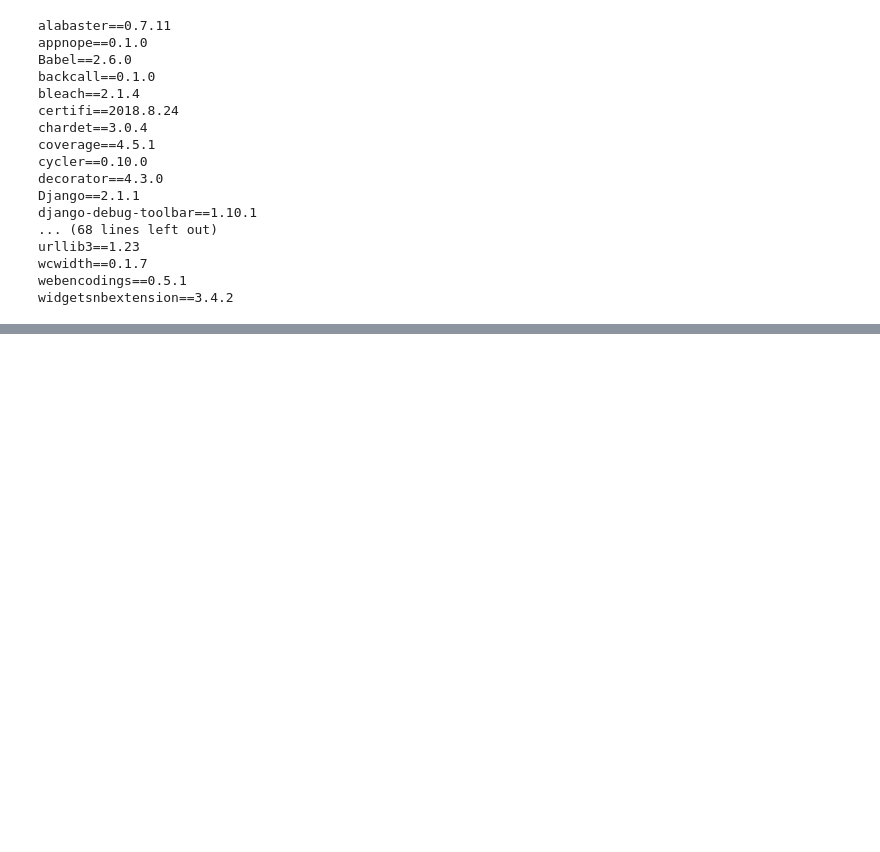
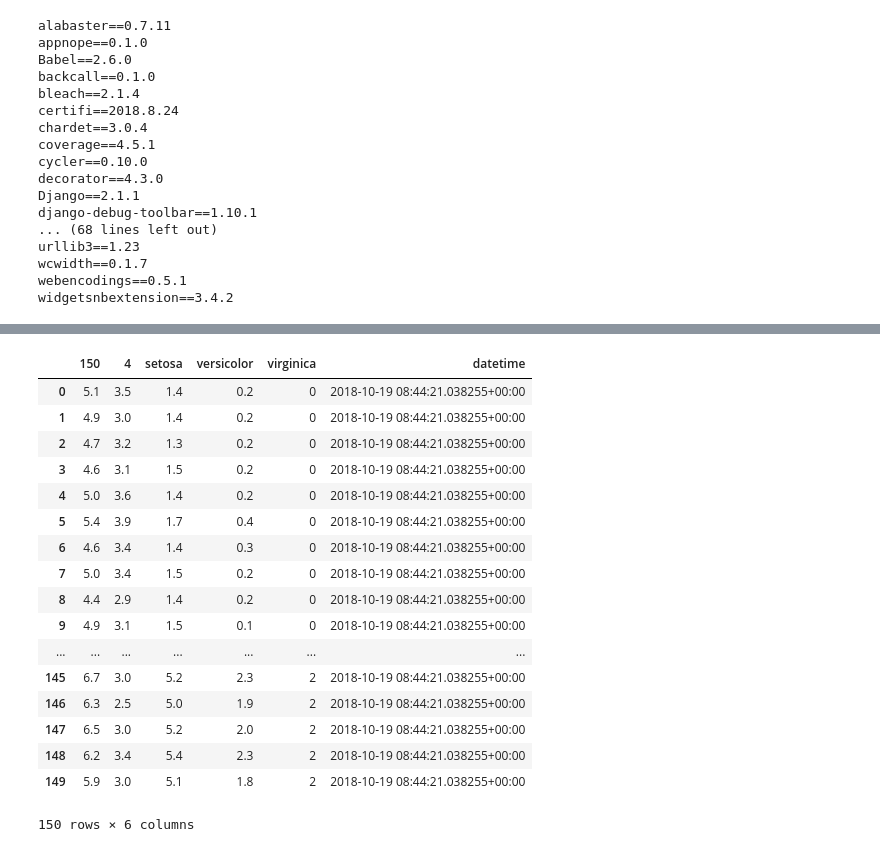
Before and after one commit to sajjadGG/book-python, a Jupyter notebook: data-vizualization/jupyter/Untitled.ipynb, the cells around one changed output, grey strips where cells are left out. Drawn from its saved outputs; the diff is of its cells as text; code cells hidden in the pictures; blank space fills up the shorter version.

Commit message:
Data Visualization: Matplotlib #time 10m

```diff
--- a/data-vizualization/jupyter/Untitled.ipynb
+++ b/data-vizualization/jupyter/Untitled.ipynb
@@ -595,0 +629,31 @@ widgetsnbextension==3.4.2
+# %%
+from datetime import datetime, timezone
+import pandas as pd
+import numpy as np
+
+
+FILENAME = 'https://raw.githubusercontent.com/scikit-learn/scikit-learn/master/sklearn/datasets/data/iris.csv'
+
+iris = pd.read_csv(FILENAME, encoding='utf-8')
+iris['datetime'] = datetime.now(tz=timezone.utc)
+# %%
+iris
+# %% [output]
+|  | 150 | 4 | setosa | versicolor | virginica | datetime |
+| 0 | 5.1 | 3.5 | 1.4 | 0.2 | 0 | 2018-10-19 08:44:21.038255+00:00 |
+| 1 | 4.9 | 3.0 | 1.4 | 0.2 | 0 | 2018-10-19 08:44:21.038255+00:00 |
+| 2 | 4.7 | 3.2 | 1.3 | 0.2 | 0 | 2018-10-19 08:44:21.038255+00:00 |
+| 3 | 4.6 | 3.1 | 1.5 | 0.2 | 0 | 2018-10-19 08:44:21.038255+00:00 |
+| 4 | 5.0 | 3.6 | 1.4 | 0.2 | 0 | 2018-10-19 08:44:21.038255+00:00 |
+| 5 | 5.4 | 3.9 | 1.7 | 0.4 | 0 | 2018-10-19 08:44:21.038255+00:00 |
+| 6 | 4.6 | 3.4 | 1.4 | 0.3 | 0 | 2018-10-19 08:44:21.038255+00:00 |
+| 7 | 5.0 | 3.4 | 1.5 | 0.2 | 0 | 2018-10-19 08:44:21.038255+00:00 |
+| 8 | 4.4 | 2.9 | 1.4 | 0.2 | 0 | 2018-10-19 08:44:21.038255+00:00 |
+| 9 | 4.9 | 3.1 | 1.5 | 0.1 | 0 | 2018-10-19 08:44:21.038255+00:00 |
+| ... | ... | ... | ... | ... | ... | ... |
+| 145 | 6.7 | 3.0 | 5.2 | 2.3 | 2 | 2018-10-19 08:44:21.038255+00:00 |
+| 146 | 6.3 | 2.5 | 5.0 | 1.9 | 2 | 2018-10-19 08:44:21.038255+00:00 |
+| 147 | 6.5 | 3.0 | 5.2 | 2.0 | 2 | 2018-10-19 08:44:21.038255+00:00 |
+| 148 | 6.2 | 3.4 | 5.4 | 2.3 | 2 | 2018-10-19 08:44:21.038255+00:00 |
+| 149 | 5.9 | 3.0 | 5.1 | 1.8 | 2 | 2018-10-19 08:44:21.038255+00:00 |
+150 rows × 6 columns
```
Also changed, not shown: parts of 3 cells of this notebook, 2 other files.
